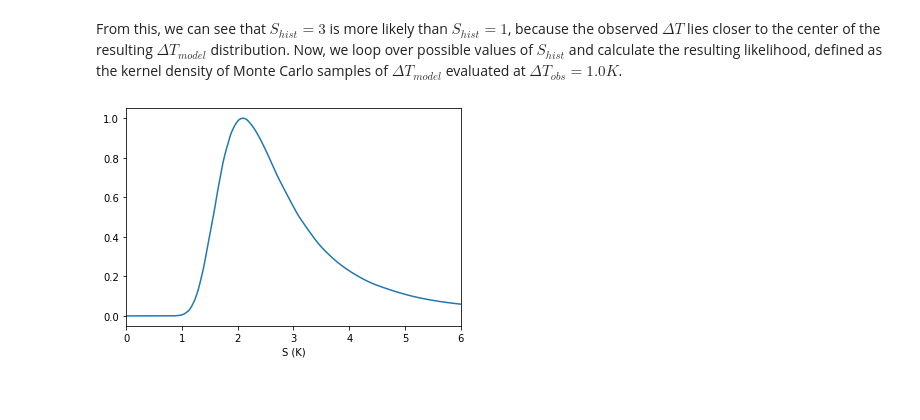
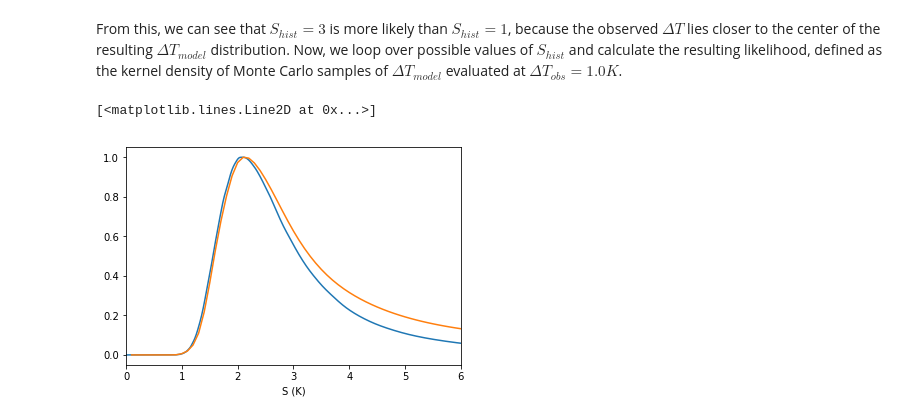
Before and after one commit to katemarvel/WCRP_ECS, a Jupyter notebook: WCRPHistoricalCheck.ipynb, the cells around one changed output. Cells and saved outputs as stored; diff of their text form; code cells hidden in the pictures; blank space fills up the shorter version.

```diff
--- a/WCRPHistoricalCheck.ipynb
+++ b/WCRPHistoricalCheck.ipynb
@@ -136,9 +138,17 @@ likelihood=likelihood/np.max(likelihood)
 # %%
 plt.figure()
 plt.plot(Shist_values,likelihood)
 set_limits=plt.xlim(0,6)
 xlab=plt.xlabel("S (K)")
+import pickle
+fpickle=open("IntegralLikelihood.p","rb")
+d=pickle.load(fpickle)
+x=S_possibilities=np.arange(0,10,.1)
+y=d["likelihood"]
+y=np.ma.masked_where(np.isnan(y),y)
+plt.plot(x,y/np.max(y))
 # %% [output]
+[<matplotlib.lines.Line2D at 0x...>]
-[figure, old version]
+[figure, new version]
 # %%
 print("The most likely value of S_hist is "+ str(Shist_values[np.argmax(likelihood)]))
```
Also changed, not shown: parts of 8 cells of this notebook, 3 other files.
